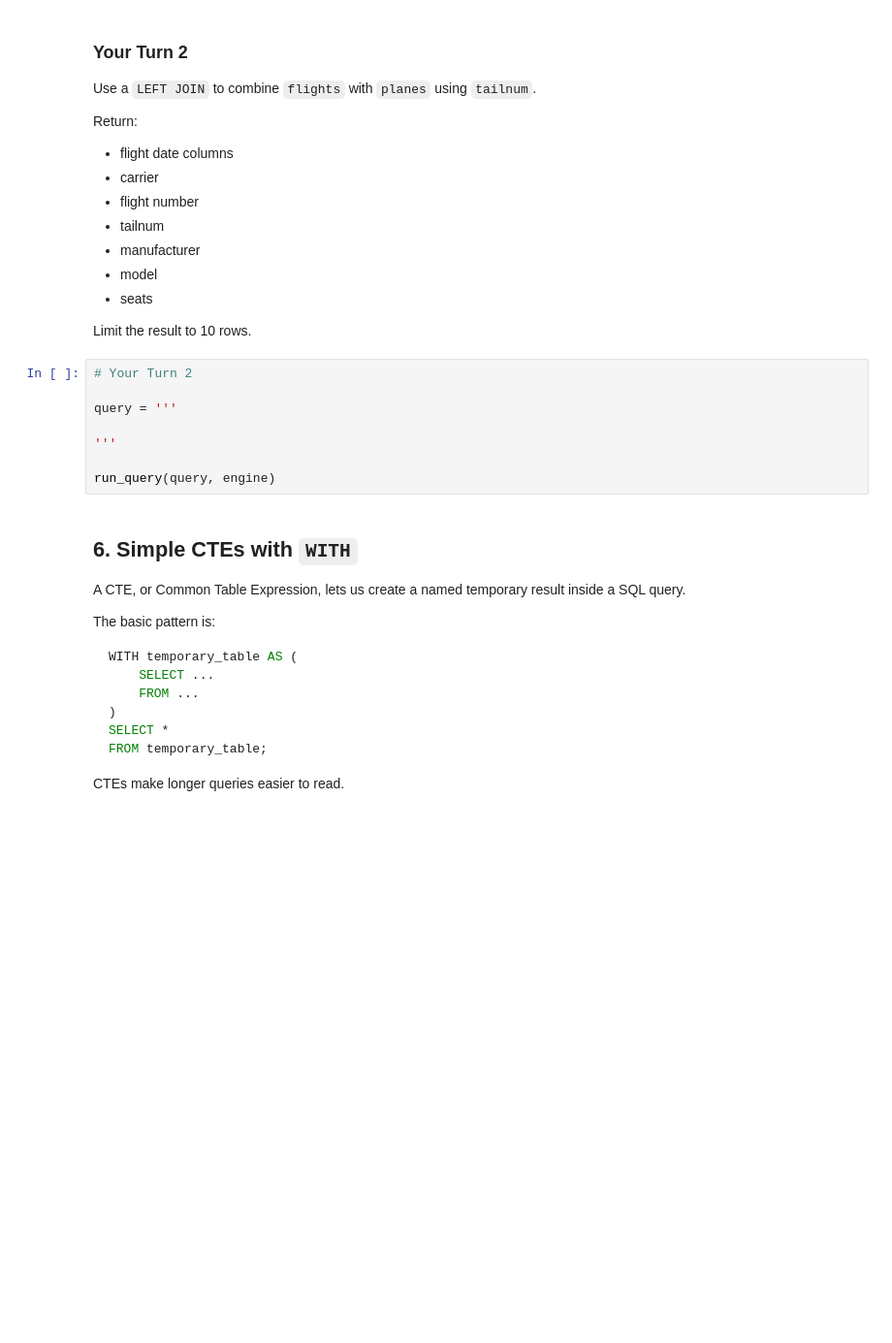
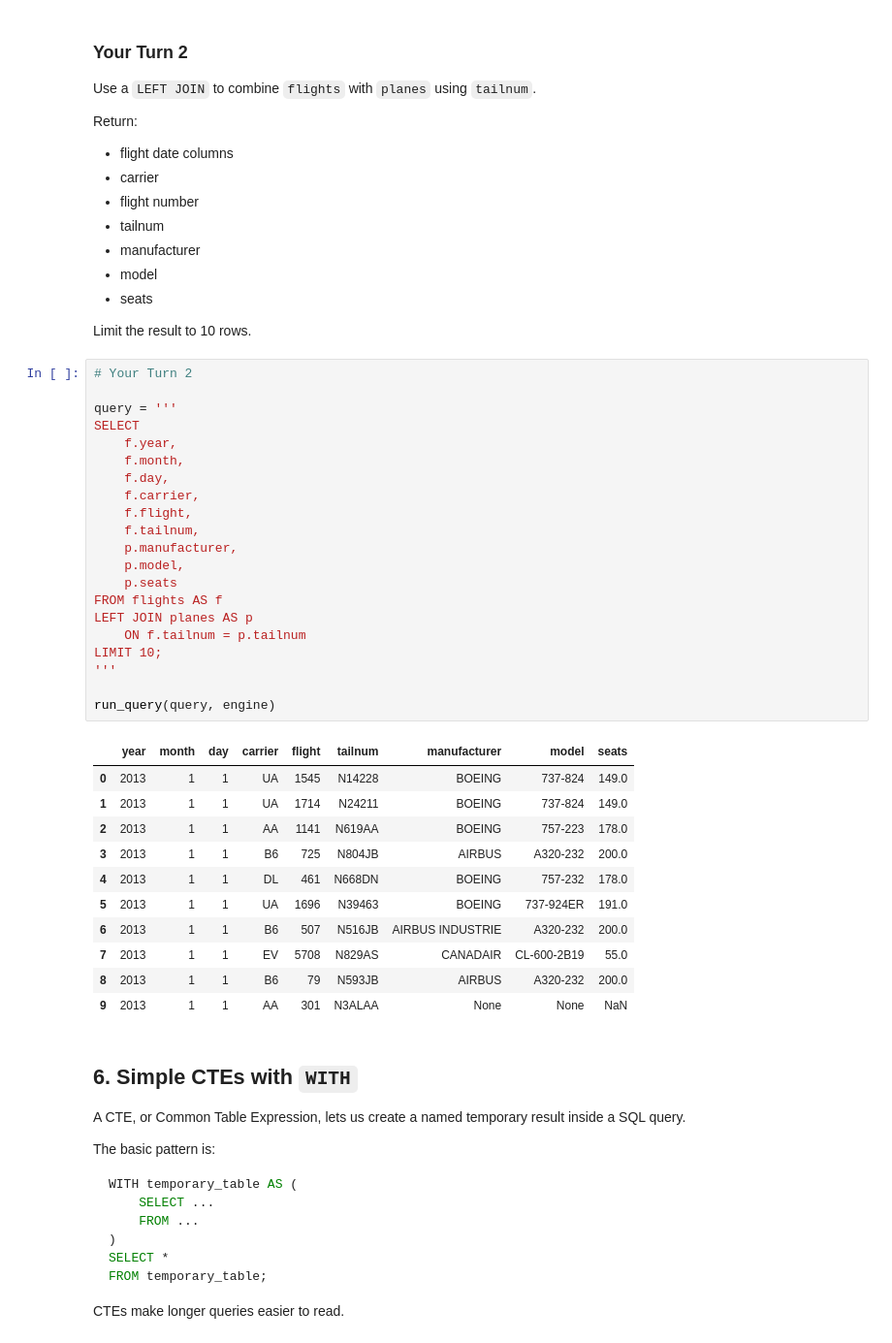
Before and after one commit to cassandrakgomez/ban6003-week09-10-cassandragomez, a Jupyter notebook: notebooks/module10_sql_joins_abt_guided_lab.ipynb, the cells around one changed output. Shown at 97% size. Drawn from its saved outputs; the diff is of its cells as text; blank space fills up the shorter version.

```diff
--- a/notebooks/module10_sql_joins_abt_guided_lab.ipynb
+++ b/notebooks/module10_sql_joins_abt_guided_lab.ipynb
@@ -424,11 +424,36 @@ Limit the result to 10 rows.
 # %%
 # Your Turn 2
 
 query = '''
-
+SELECT
+    f.year,
+    f.month,
+    f.day,
+    f.carrier,
+    f.flight,
+    f.tailnum,
+    p.manufacturer,
+    p.model,
+    p.seats
+FROM flights AS f
+LEFT JOIN planes AS p
+    ON f.tailnum = p.tailnum
+LIMIT 10;
 '''
 
 run_query(query, engine)
+# %% [output]
+|  | year | month | day | carrier | flight | tailnum | manufacturer | model | seats |
+| 0 | 2013 | 1 | 1 | UA | 1545 | N14228 | BOEING | 737-824 | 149.0 |
+| 1 | 2013 | 1 | 1 | UA | 1714 | N24211 | BOEING | 737-824 | 149.0 |
+| 2 | 2013 | 1 | 1 | AA | 1141 | N619AA | BOEING | 757-223 | 178.0 |
+| 3 | 2013 | 1 | 1 | B6 | 725 | N804JB | AIRBUS | A320-232 | 200.0 |
+| 4 | 2013 | 1 | 1 | DL | 461 | N668DN | BOEING | 757-232 | 178.0 |
+| 5 | 2013 | 1 | 1 | UA | 1696 | N39463 | BOEING | 737-924ER | 191.0 |
+| 6 | 2013 | 1 | 1 | B6 | 507 | N516JB | AIRBUS INDUSTRIE | A320-232 | 200.0 |
+| 7 | 2013 | 1 | 1 | EV | 5708 | N829AS | CANADAIR | CL-600-2B19 | 55.0 |
+| 8 | 2013 | 1 | 1 | B6 | 79 | N593JB | AIRBUS | A320-232 | 200.0 |
+| 9 | 2013 | 1 | 1 | AA | 301 | N3ALAA | None | None | NaN |
 # %% [markdown]
 ## 6. Simple CTEs with `WITH`
 
```
Also changed, not shown: parts of 19 cells of this notebook, 1 other file.
